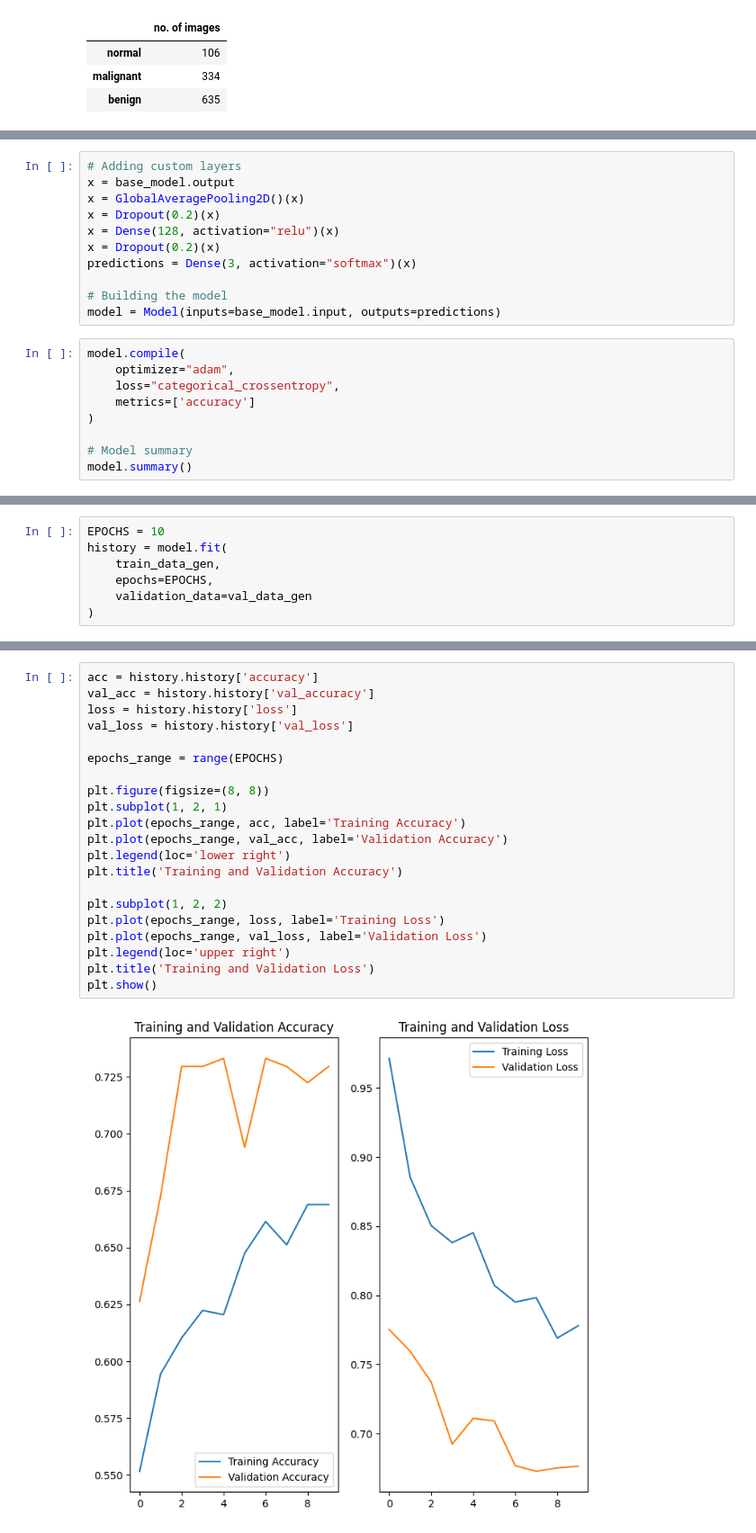
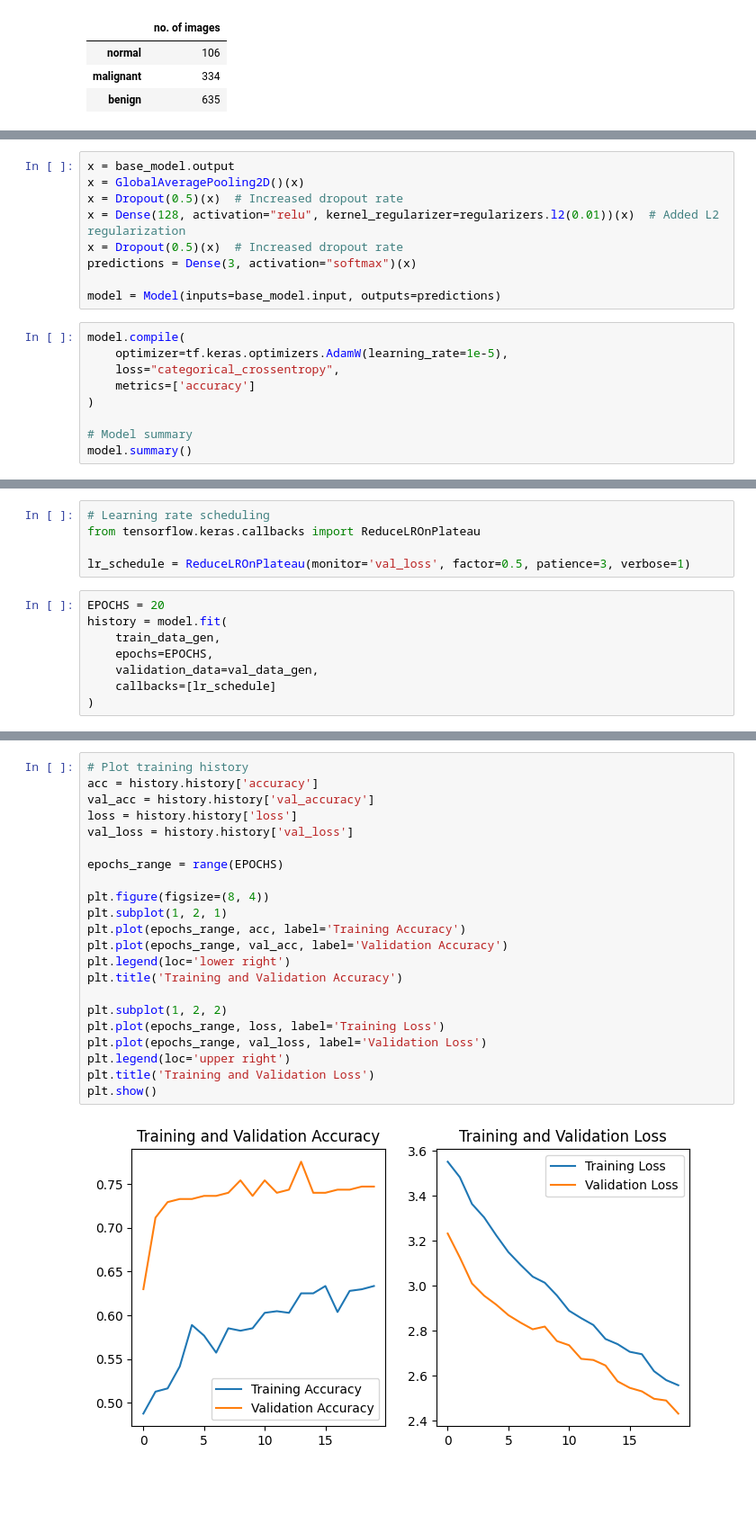
Before and after one commit to Yashmaini30/Breast-Cancer-Detection, a Jupyter notebook: ResNet50_on_Breast_Cancer_.ipynb, the cells around one changed output, grey strips where cells are left out. Shown at 90% size. Saved outputs shown, nothing was run; the diff lists cells and outputs as text; blank space fills up the shorter version.

Commit message:
done some changes in data augmentation and LR to increase accuracy

```diff
--- a/ResNet50_on_Breast_Cancer_.ipynb
+++ b/ResNet50_on_Breast_Cancer_.ipynb
@@ -153,17 +157,15 @@ Downloading data from https://storage.googleapis.com/tensorflow/keras-applicatio
 # %%
-# Adding custom layers
 x = base_model.output
 x = GlobalAveragePooling2D()(x)
-x = Dropout(0.2)(x)
-x = Dense(128, activation="relu")(x)
-x = Dropout(0.2)(x)
+x = Dropout(0.5)(x)  # Increased dropout rate
+x = Dense(128, activation="relu", kernel_regularizer=regularizers.l2(0.01))(x)  # Added L2 regularization
+x = Dropout(0.5)(x)  # Increased dropout rate
 predictions = Dense(3, activation="softmax")(x)
 
-# Building the model
 model = Model(inputs=base_model.input, outputs=predictions)
 # %%
 model.compile(
-    optimizer="adam",
+    optimizer=tf.keras.optimizers.AdamW(learning_rate=1e-5),
     loss="categorical_crossentropy",
     metrics=['accuracy']
 )
@@ -195,8 +197,14 @@ Model: "functional"
+# %%
+# Learning rate scheduling
+from tensorflow.keras.callbacks import ReduceLROnPlateau
+
+lr_schedule = ReduceLROnPlateau(monitor='val_loss', factor=0.5, patience=3, verbose=1)
 # %%
-EPOCHS = 10
+EPOCHS = 20
 history = model.fit(
     train_data_gen,
     epochs=EPOCHS,
-    validation_data=val_data_gen
+    validation_data=val_data_gen,
+    callbacks=[lr_schedule]
 )
 # %% [output]
@@ -269,24 +267,25 @@ Confusion Matrix:
  [ 19   2   0]]
 # %%
+# Plot training history
 acc = history.history['accuracy']
 val_acc = history.history['val_accuracy']
 loss = history.history['loss']
 val_loss = history.history['val_loss']
 
 epochs_range = range(EPOCHS)
 
-plt.figure(figsize=(8, 8))
+plt.figure(figsize=(8, 4))
 plt.subplot(1, 2, 1)
 plt.plot(epochs_range, acc, label='Training Accuracy')
 plt.plot(epochs_range, val_acc, label='Validation Accuracy')
 plt.legend(loc='lower right')
 plt.title('Training and Validation Accuracy')
 
 plt.subplot(1, 2, 2)
 plt.plot(epochs_range, loss, label='Training Loss')
 plt.plot(epochs_range, val_loss, label='Validation Loss')
 plt.legend(loc='upper right')
 plt.title('Training and Validation Loss')
 plt.show()
 # %% [output]
-[figure, old version]
+[figure, new version]
```
Also changed, not shown: parts of 13 cells of this notebook.
